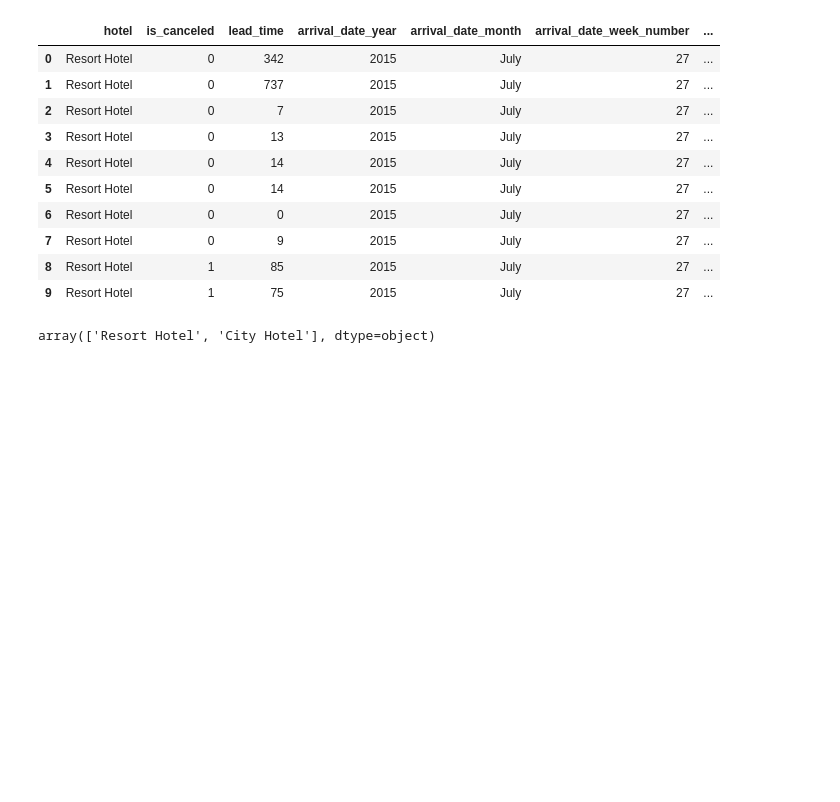
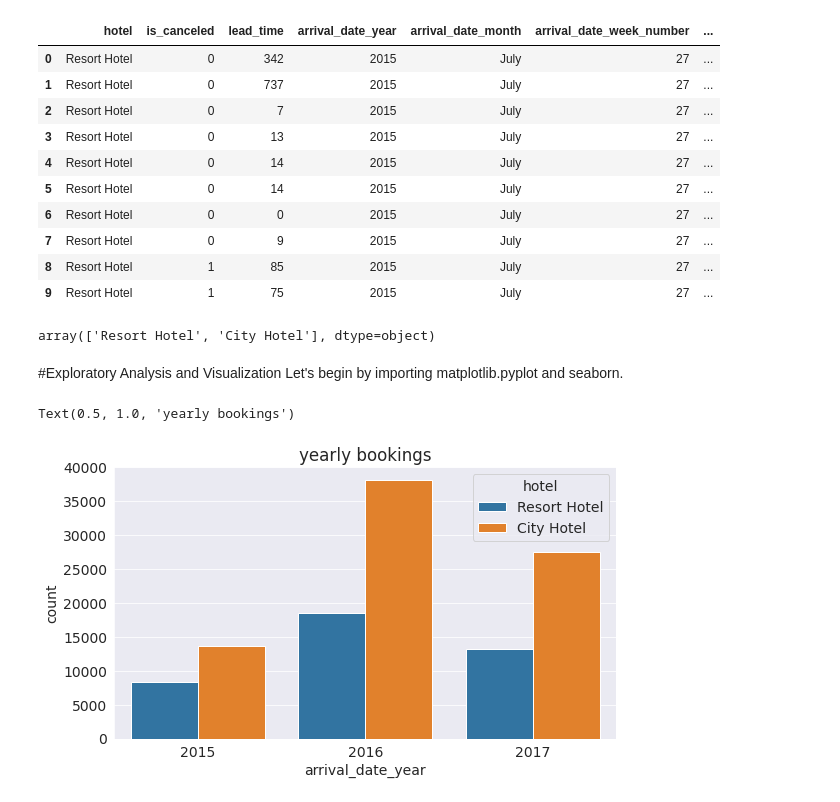
Before and after one commit to jimmymeitei/Hotel_Booking_Analysis---Capstone_Project, a Jupyter notebook: Hotel_Booking_Analysis_Capstone_Project.ipynb, the cells around one changed output. Cells and saved outputs as stored; diff of their text form; code cells hidden in the pictures; blank space fills up the shorter version.

```diff
--- a/Hotel_Booking_Analysis_Capstone_Project.ipynb
+++ b/Hotel_Booking_Analysis_Capstone_Project.ipynb
@@ -253,3 +253,6 @@ df_no_cancel = copy_df[copy_df.is_canceled == 0]
 # %%
 resorthotel_df = df_no_cancel[df_no_cancel.hotel == "Resort Hotel"]
 cityhotel_df= df_no_cancel[df_no_cancel.hotel == "City Hotel"]
+# %% [markdown]
+#Exploratory Analysis and Visualization
+Let's begin by importing matplotlib.pyplot and seaborn.
@@ -255,0 +264,10 @@ cityhotel_df= df_no_cancel[df_no_cancel.hotel == "City Hotel"]
+# %%
+sns.set_style('darkgrid')
+matplotlib.rcParams['font.size'] = 14
+matplotlib.rcParams['figure.figsize'] = (9, 5)
+matplotlib.rcParams['figure.facecolor'] = '#00000000'
+# %%
+sns.countplot (x= 'arrival_date_year', data= df, hue= 'hotel').set_title ('yearly bookings')
+# %% [output]
+Text(0.5, 1.0, 'yearly bookings')
+[figure, added]
```
Also changed, not shown: parts of 1 cell of this notebook.
